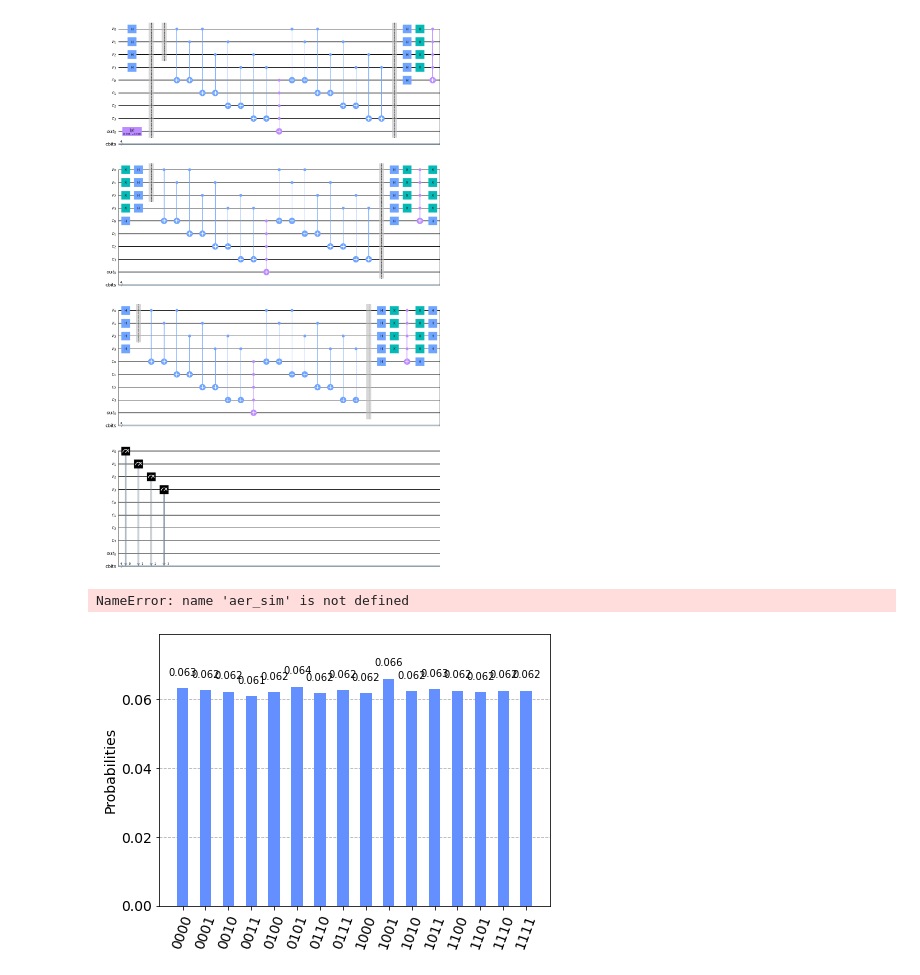
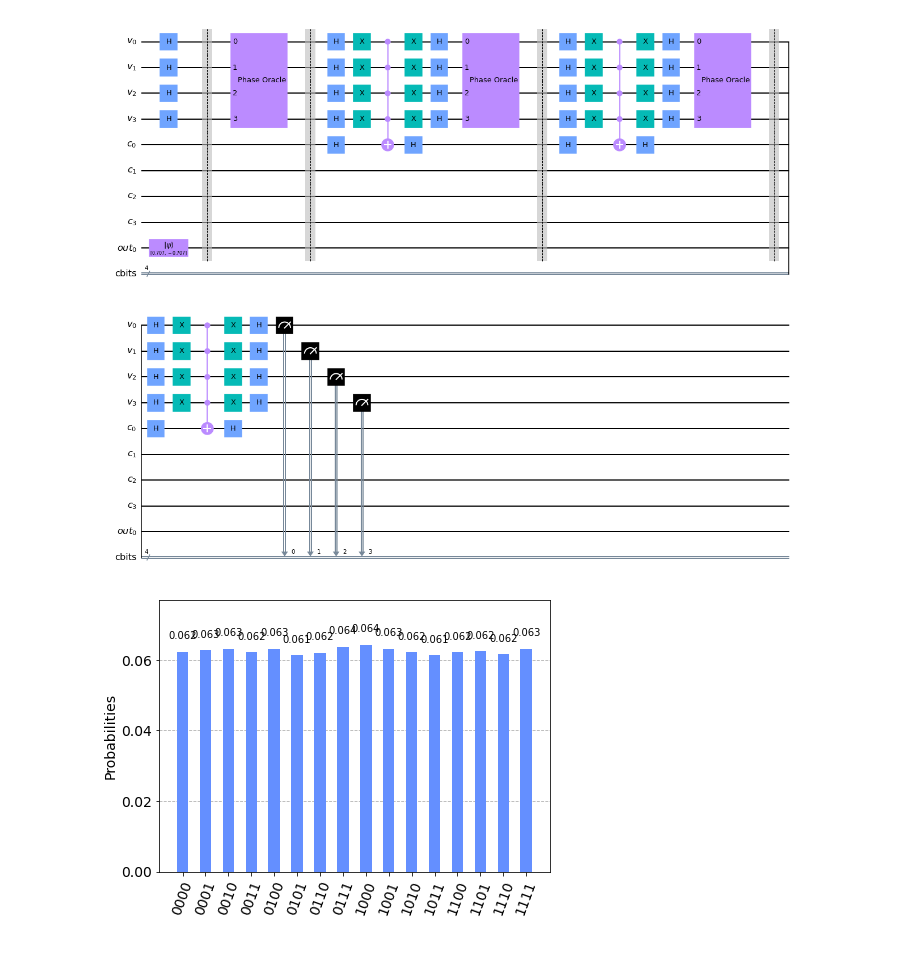
Before and after one commit to aneeshsharma/Matsat, a Jupyter notebook: sudoku.ipynb, the cells around one changed output. Drawn from its saved outputs; the diff is of its cells as text; code cells hidden in the pictures.

Commit message:
Fixed Sudoku

```diff
--- a/sudoku.ipynb
+++ b/sudoku.ipynb
@@ -67,41 +47,32 @@ qc.draw()
 # %%
 var_qubits = QuantumRegister(4, name='v')
 clause_qubits = QuantumRegister(4, name='c')
 output_qubit = QuantumRegister(1, name='out')
 cbits = ClassicalRegister(4, name='cbits')
 qc = QuantumCircuit(var_qubits, clause_qubits, output_qubit, cbits)
 
 # Initialize 'out0' in state |->
 qc.initialize([1, -1]/np.sqrt(2), output_qubit)
 
 expression = '(~x1 & x2 & x3 & ~x4) ^ (x1 & ~x2 & ~x3 & x4)'
 # Initialize qubits in state |s>
 qc.h(var_qubits)
 qc.barrier()  # for visual separation
 
 for i in range(3):
-    qc.barrier(list(range(3)))
+    #qc.barrier(list(range(3)))
     # Apply our oracle
-    sudoku_oracle(qc, clause_list, clause_qubits)
-    #qc.append(PhaseOracle(expression), list(range(4)))
+    #sudoku_oracle(qc, clause_list, clause_qubits)
+    qc.append(PhaseOracle(expression), list(range(4)))
     qc.barrier()  # for visual separation
     diffuser(qc)
 
 # Measure the variable qubits
 qc.measure(var_qubits, cbits)
 
 qc.draw(output='mpl')
 # %% [output]
-[figure, old version]
+[figure, new version]
-# %%
-# Simulate and plot results
-aer_simulator = Aer.get_backend('aer_simulator')
-transpiled_qc = transpile(qc, aer_simulator)
-qobj = assemble(transpiled_qc)
-result = aer_sim.run(qobj).result()
-plot_histogram(result.get_counts())
-# %% [output]
-NameError: name 'aer_sim' is not defined
 # %%
 N = 100000  #Since we encounter random outputs due to the nature of the algorithm, we average the outcomes of N shots
 simulator = Aer.get_backend('aer_simulator')
@@ -109,7 +80,7 @@ results = execute(qc, backend=simulator, shots=N).result()
 counts = results.get_counts()
 plot_histogram(counts)
 # %% [output]
-[figure, old version]
+[figure, new version]
 # %%
 import pandas as pd
 df = pd.DataFrame(counts.items())
```
Also changed, not shown: parts of 3 cells of this notebook, 1 other file.
